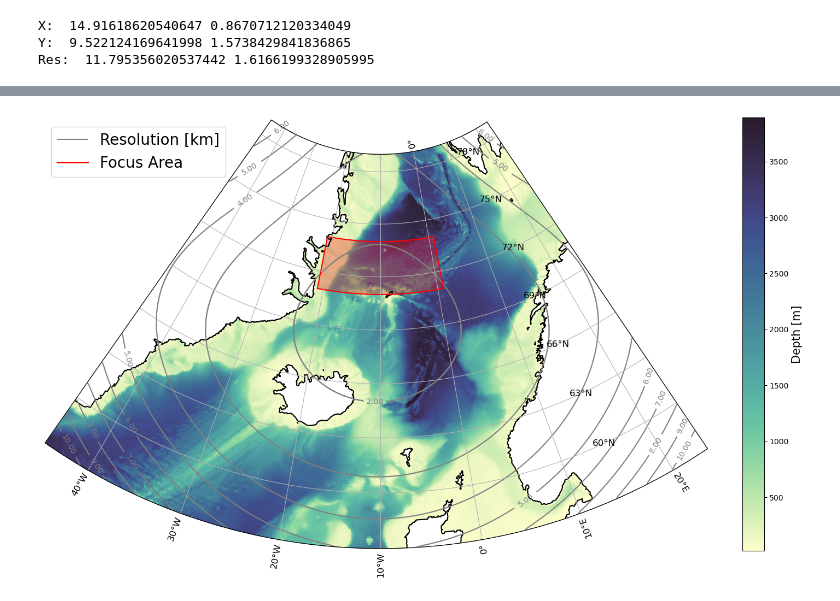
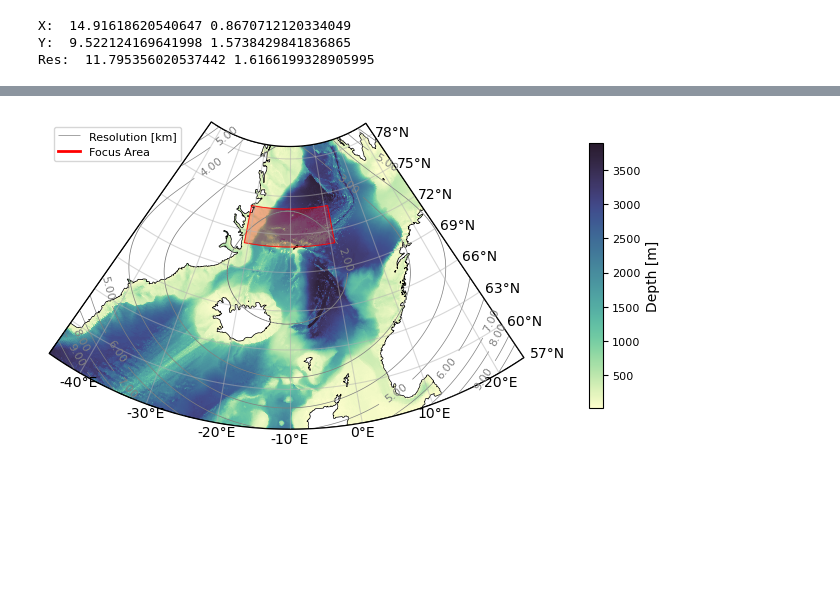
Before and after one commit to EirikKvamme/MScEirik, a Jupyter notebook: AreaInfo/AreaOverView_local.ipynb, the cells around one changed output, grey strips where cells are left out. Drawn from its saved outputs; the diff is of its cells as text; code cells hidden in the pictures; blank space fills up the shorter version.

Commit message:
Updated plots to fit into overleaf

```diff
--- a/AreaInfo/AreaOverView_local.ipynb
+++ b/AreaInfo/AreaOverView_local.ipynb
@@ -10,6 +10,16 @@ import cartopy.crs as ccrs
 import cartopy.feature as cfeature
 from matplotlib.path import Path
 from matplotlib.patches import PathPatch
+
+plt.rcParams.update({
+    'font.size': 11,       # Default text size
+    'axes.titlesize': 10,  # Title size
+    'axes.labelsize': 10,  # Axis label size
+    'xtick.labelsize': 8, # X-tick label size
+    'ytick.labelsize': 8, # Y-tick label size
+    'legend.fontsize': 8, # Legend font size
+    'figure.titlesize': 12 # Figure title size
+})
 # %%
 df = xr.open_dataset('D:/MScData/Depth_res.nc')
 # %%
@@ -126,7 +136,7 @@ lon = depth['XC']
 lat = depth['YC']
 
 # Create a figure and axis with Cartopy using NorthPolarStereo projection
-fig, ax = plt.subplots(figsize=(14, 10), subplot_kw=dict(projection=ccrs.NorthPolarStereo(central_longitude=-10)), layout='constrained')
+fig, ax = plt.subplots(figsize=(6.2217, 3.5), subplot_kw=dict(projection=ccrs.NorthPolarStereo(central_longitude=-10)), layout='constrained')
 
 # Set the extent to focus on the desired geographical area
 extent = [-45+10, 24+10, 57, 79]
@@ -136,14 +146,14 @@ mesh = ax.pcolormesh(lon, lat, depth, cmap=cmo.deep, transform=ccrs.PlateCarree(
 
 # Add a colorbar
 cbar = fig.colorbar(mesh, ax=ax, orientation='vertical', shrink=0.8, pad=0.05)
-cbar.set_label('Depth [m]',fontsize=15)
+cbar.set_label('Depth [m]')
 
 # Add land contour
-ax.contour(lon,lat,depth_notZero,[0],colors='black', transform=ccrs.PlateCarree())
+ax.contour(lon,lat,depth_notZero,[0],colors='black', linewidths=0.5, transform=ccrs.PlateCarree())
 
 # Add contour of dataset resolution
-cntr = ax.contour(res.X, res.Y, res_smooth, [2,3,4,5,6,7,8,9,10], colors='grey', transform=ccrs.PlateCarree())
-ax.clabel(cntr, fmt="%2.2f", use_clabeltext=True)
+cntr = ax.contour(res.X, res.Y, res_smooth, [2,3,4,5,6,7,8,9,10], colors='grey', linewidths=0.5, transform=ccrs.PlateCarree())
+ax.clabel(cntr, fmt="%2.2f", use_clabeltext=True,fontsize=8)
 h1, _ = cntr.legend_elements()
 
 # Focus area
@@ -156,8 +166,8 @@ focus_area_lons = np.concatenate([focus_area_lons, focus_area_lons[::-1]])
 focus_area_lats = np.concatenate([focus_area_lats_bottom, focus_area_lats_top])
 
 # Plot the focus area in PlateCarree projection
-ax.plot(focus_area_lons, focus_area_lats, transform=ccrs.PlateCarree(), color='red', label='Focus area')
-ax.plot([-21,-21],[71,74], transform=ccrs.PlateCarree(), color='red')
+ax.plot(focus_area_lons, focus_area_lats, transform=ccrs.PlateCarree(), linewidth=0.5, color='red', label='Focus area')
+ax.plot([-21,-21],[71,74], transform=ccrs.PlateCarree(),linewidth=0.5, color='red')
 ax.fill(focus_area_lons, focus_area_lats, transform=ccrs.PlateCarree(), color='red', alpha=0.3)
 
 # Create a custom path for the extent in PlateCarree projection
@@ -168,39 +178,51 @@ bottom_lats = np.full_like(bottom_lons, extent[2])
 top_lats = np.full_like(top_lons, extent[3])
 
 # Combine the vertices
 verts = np.vstack([
     np.column_stack([bottom_lons, bottom_lats]),
     np.column_stack([top_lons, top_lats])
 ])
 
 # Transform the vertices to the NorthPolarStereo projection
 proj = ccrs.NorthPolarStereo()
 verts_proj = proj.transform_points(ccrs.PlateCarree(), verts[:, 0], verts[:, 1])
 verts_proj = verts_proj[:, :2]  # Only keep x and y coordinates
 
 # Create the path
 codes = [Path.MOVETO] + [Path.LINETO] * (len(verts_proj) - 1) + [Path.CLOSEPOLY]
 path = Path(np.vstack([verts_proj, verts_proj[0]]), codes)
 patch = PathPatch(path, transform=ax.transData, edgecolor='black', facecolor='none')
 ax.add_patch(patch)
 
 # Set the boundary using the transformed path
 ax.set_boundary(patch.get_path(), transform=ax.transData)
 
-gl = ax.gridlines(draw_labels=True)
-gl.top_labels = False
-gl.right_labels = False
+# Add gridlines without labels
+gl = ax.gridlines(draw_labels=False,alpha=0.5)
 
-gl.xlabel_style = {'size': 12}
-gl.ylabel_style = {'size': 12}
+# Manually add the labels for the bottom and right sides
+xticks = np.arange(extent[0]-5, extent[1]-5 + 1, 10)  # Adjust the range and step as needed
+yticks = np.arange(extent[2], extent[3] + 1, 3)  # Adjust the range and step as needed
+
+# Add bottom labels
+for xtick in xticks:
+    ax.text(xtick, extent[2]-0.2, f'{xtick}°E', transform=ccrs.PlateCarree(),
+            fontsize=10, ha='center', va='top')
+
+# Add right labels
+for ytick in yticks:
+    ax.text(extent[1] + 1-10, ytick, f'{ytick}°N', transform=ccrs.PlateCarree(),
+            fontsize=10, ha='left', va='center')
+
 
 # Create a custom legend entry for the focus area
 h2 = [plt.Line2D([0], [0], color='red', lw=2)]
 
 # Add the combined legend
-ax.legend([h1[0], h2[0]], ['Resolution [km]', 'Focus Area'],loc='upper left',prop={"size": 20})
+ax.legend([h1[0], h2[0]], ['Resolution [km]', 'Focus Area'],loc='upper left')
 
-# fig.suptitle('IGP run domain', fontweight='bold', fontsize=18)
-plt.savefig('C:/Users/eirik/Master/Figures/IGPDomain', transparent=True)
+fig.savefig(r'C:/Users/eirik/Master/Figures/IGPDomain',dpi=300, facecolor='w', edgecolor='w',
+          orientation='landscape', format=None,
+          transparent=False, bbox_inches=None,pad_inches=0.25)
 # %% [output]
-[figure, old version]
+[figure, new version]
```
Also changed, not shown: 1 other file.
